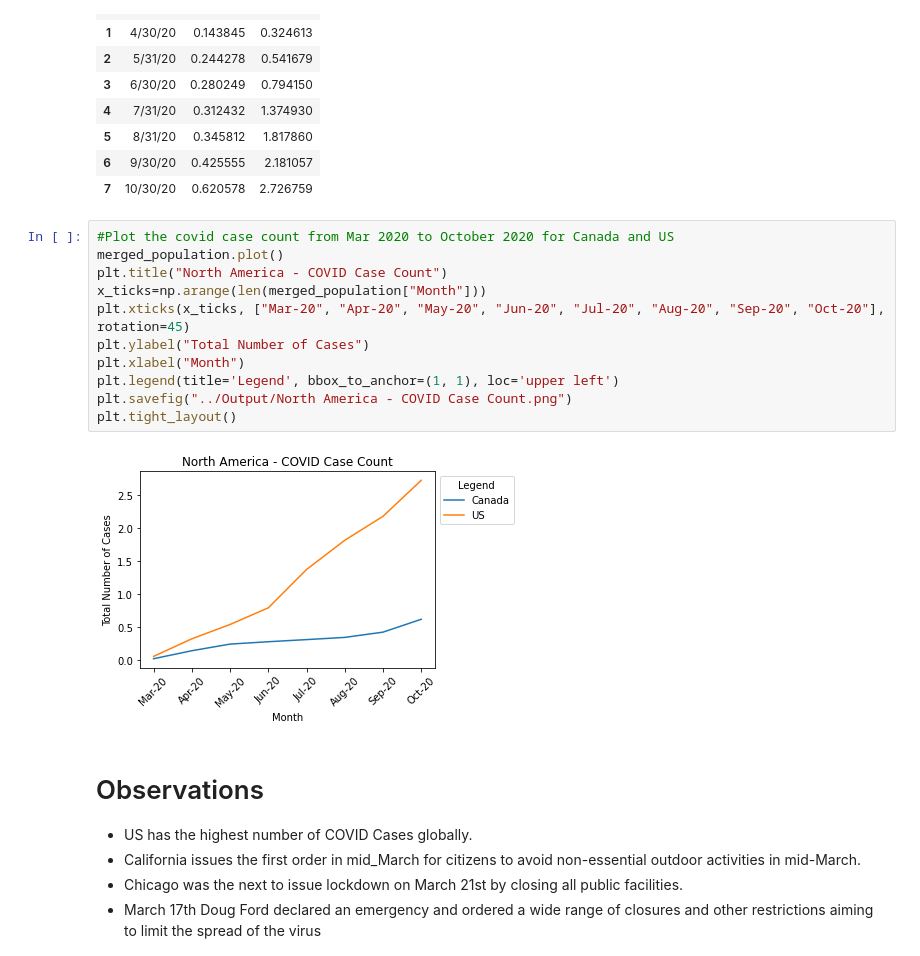
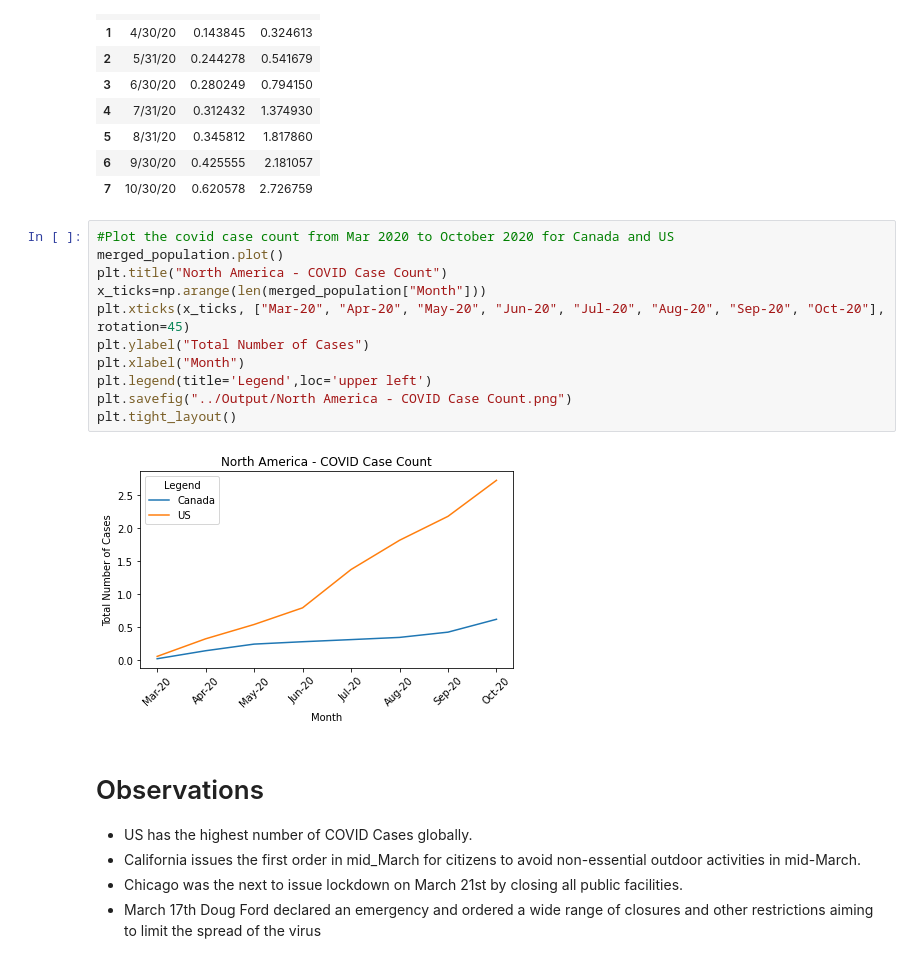
Before and after one commit to chenghaohan/Team_Anti-COVID_Project1, a Jupyter notebook: COVID Cases/COVID Case Count.ipynb, the cells around one changed output. Saved outputs shown, nothing was run; the diff lists cells and outputs as text.

```diff
--- a/COVID Cases/COVID Case Count.ipynb
+++ b/COVID Cases/COVID Case Count.ipynb
@@ -113,16 +113,16 @@ merged_population
 # %%
 #Plot the covid case count from Mar 2020 to October 2020 for Canada and US
 merged_population.plot()
 plt.title("North America - COVID Case Count")
 x_ticks=np.arange(len(merged_population["Month"]))
 plt.xticks(x_ticks, ["Mar-20", "Apr-20", "May-20", "Jun-20", "Jul-20", "Aug-20", "Sep-20", "Oct-20"], rotation=45)
 plt.ylabel("Total Number of Cases")
 plt.xlabel("Month")
-plt.legend(title='Legend', bbox_to_anchor=(1, 1), loc='upper left')
+plt.legend(title='Legend',loc='upper left')
 plt.savefig("../Output/North America - COVID Case Count.png")
 plt.tight_layout()
 # %% [output]
-[figure, old version]
+[figure, new version]
 # %% [markdown]
 # Observations
 * US has the highest number of COVID Cases globally.
```
Also changed, not shown: 1 other file.
